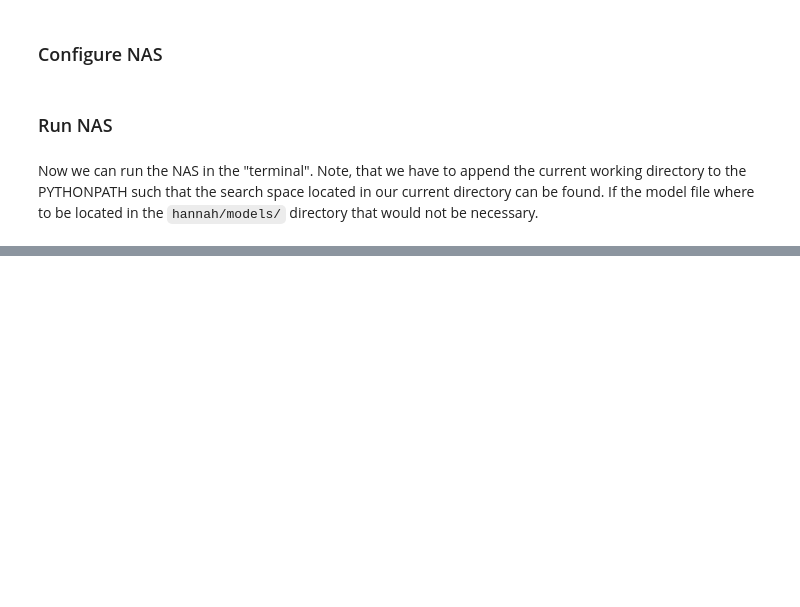
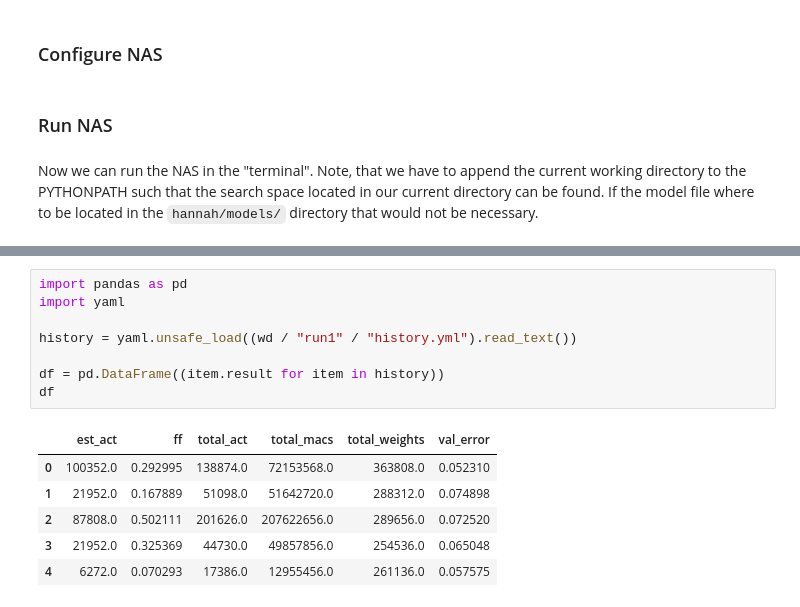
Before and after one commit to ekut-es/hannah, a Jupyter notebook: tutorials/automlschool24/hannah_handson_automlschool24.ipynb, the cells around one changed output, grey strips where cells are left out. Cells and saved outputs as stored; diff of their text form; blank space fills up the shorter version.

```diff
--- a/tutorials/automlschool24/hannah_handson_automlschool24.ipynb
+++ b/tutorials/automlschool24/hannah_handson_automlschool24.ipynb
@@ -214,3 +178,18 @@ dataset:
+# %%
+import pandas as pd
+import yaml
+
+history = yaml.unsafe_load((wd / "run1" / "history.yml").read_text())
+
+df = pd.DataFrame((item.result for item in history))
+df
+# %% [output]
+|  | est_act | ff | total_act | total_macs | total_weights | val_error |
+| 0 | 100352.0 | 0.292995 | 138874.0 | 72153568.0 | 363808.0 | 0.052310 |
+| 1 | 21952.0 | 0.167889 | 51098.0 | 51642720.0 | 288312.0 | 0.074898 |
+| 2 | 87808.0 | 0.502111 | 201626.0 | 207622656.0 | 289656.0 | 0.072520 |
+| 3 | 21952.0 | 0.325369 | 44730.0 | 49857856.0 | 254536.0 | 0.065048 |
+| 4 | 6272.0 | 0.070293 | 17386.0 | 12955456.0 | 261136.0 | 0.057575 |
 # %% [markdown]
 ![](comparison_accuracy_macs.png)
 # %% [markdown]
```
Also changed, not shown: parts of 5 cells of this notebook, 1 other file.
